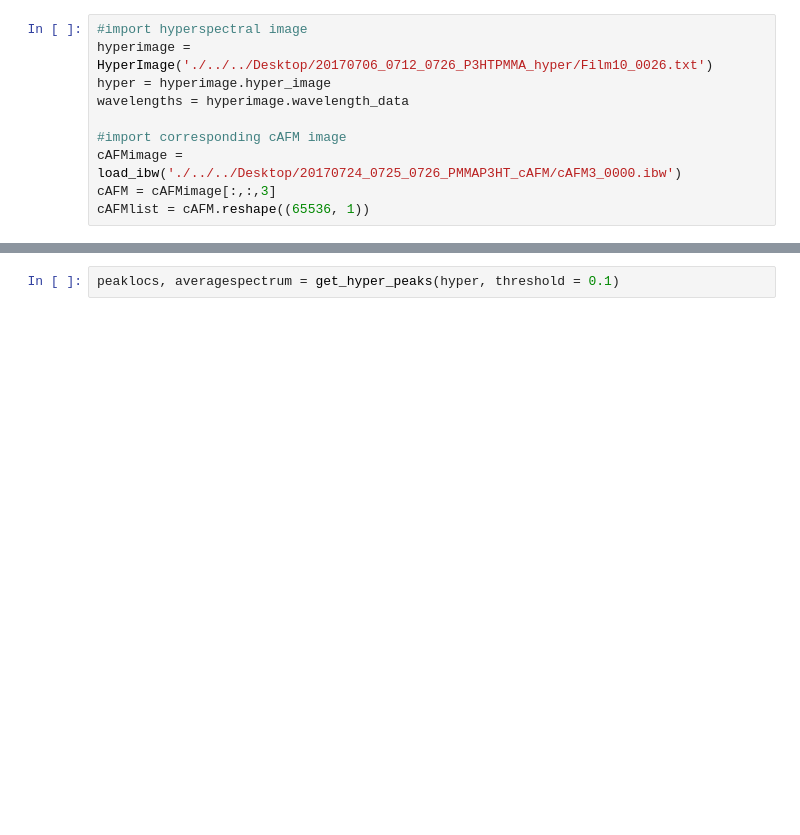
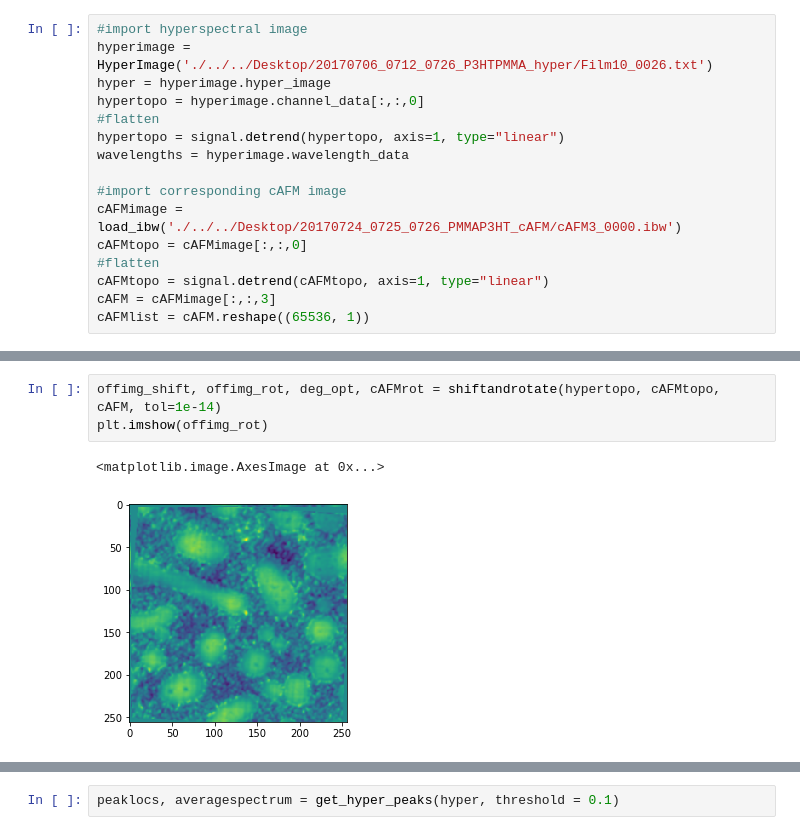
Before and after one commit to kongjy/hyperAFM, a Jupyter notebook: Notebooks/PCAandMLRonPolymers.ipynb, the cells around one changed output, grey strips where cells are left out. Drawn from its saved outputs; the diff is of its cells as text; blank space fills up the shorter version.

```diff
--- a/Notebooks/PCAandMLRonPolymers.ipynb
+++ b/Notebooks/PCAandMLRonPolymers.ipynb
@@ -32,9 +41,15 @@ import matplotlib.pyplot as plt
 #import hyperspectral image
 hyperimage = HyperImage('./../../Desktop/20170706_0712_0726_P3HTPMMA_hyper/Film10_0026.txt')
 hyper = hyperimage.hyper_image
+hypertopo = hyperimage.channel_data[:,:,0]
+#flatten
+hypertopo = signal.detrend(hypertopo, axis=1, type="linear")
 wavelengths = hyperimage.wavelength_data
 
 #import corresponding cAFM image
 cAFMimage = load_ibw('./../../Desktop/20170724_0725_0726_PMMAP3HT_cAFM/cAFM3_0000.ibw')
+cAFMtopo = cAFMimage[:,:,0]
+#flatten
+cAFMtopo = signal.detrend(cAFMtopo, axis=1, type="linear")
 cAFM = cAFMimage[:,:,3]
 cAFMlist = cAFM.reshape((65536, 1))
@@ -45,0 +63,6 @@ plt.imshow(cAFM)
+# %%
+offimg_shift, offimg_rot, deg_opt, cAFMrot = shiftandrotate(hypertopo, cAFMtopo, cAFM, tol=1e-14)
+plt.imshow(offimg_rot)
+# %% [output]
+<matplotlib.image.AxesImage at 0x...>
+[figure, added]
```
Also changed, not shown: parts of 5 cells of this notebook.
